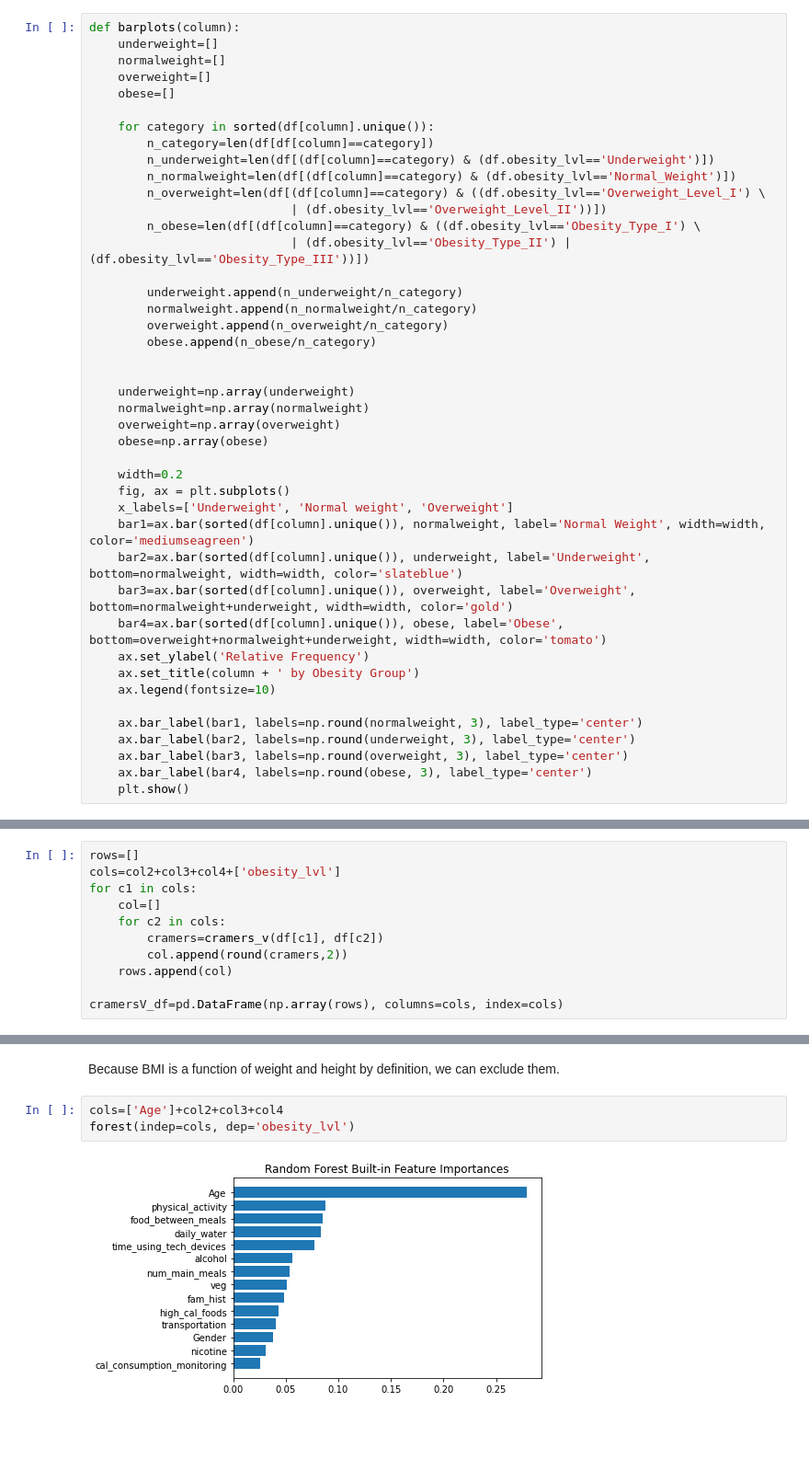
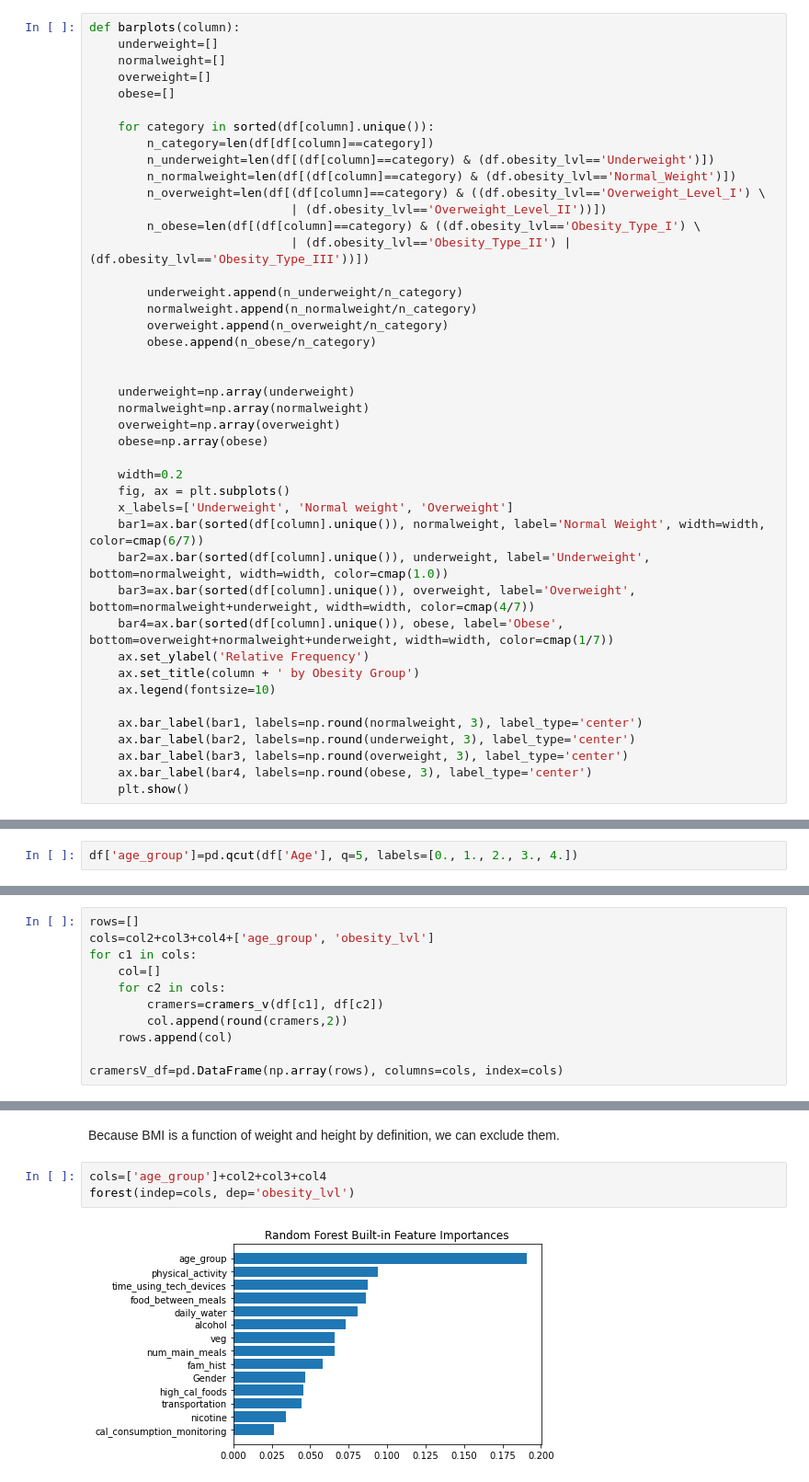
Before and after one commit to eliepark/Obesity-Prediction, a Jupyter notebook: Obesity.ipynb, the cells around one changed output, grey strips where cells are left out. Shown at 92% size. Drawn from its saved outputs; the diff is of its cells as text; blank space fills up the shorter version.

```diff
--- a/Obesity.ipynb
+++ b/Obesity.ipynb
@@ -286,10 +290,10 @@ def barplots(column):
     width=0.2
     fig, ax = plt.subplots()
     x_labels=['Underweight', 'Normal weight', 'Overweight']
-    bar1=ax.bar(sorted(df[column].unique()), normalweight, label='Normal Weight', width=width, color='mediumseagreen')
-    bar2=ax.bar(sorted(df[column].unique()), underweight, label='Underweight', bottom=normalweight, width=width, color='slateblue')
-    bar3=ax.bar(sorted(df[column].unique()), overweight, label='Overweight', bottom=normalweight+underweight, width=width, color='gold')
-    bar4=ax.bar(sorted(df[column].unique()), obese, label='Obese', bottom=overweight+normalweight+underweight, width=width, color='tomato')
+    bar1=ax.bar(sorted(df[column].unique()), normalweight, label='Normal Weight', width=width, color=cmap(6/7))
+    bar2=ax.bar(sorted(df[column].unique()), underweight, label='Underweight', bottom=normalweight, width=width, color=cmap(1.0))
+    bar3=ax.bar(sorted(df[column].unique()), overweight, label='Overweight', bottom=normalweight+underweight, width=width, color=cmap(4/7))
+    bar4=ax.bar(sorted(df[column].unique()), obese, label='Obese', bottom=overweight+normalweight+underweight, width=width, color=cmap(1/7))
     ax.set_ylabel('Relative Frequency')
     ax.set_title(column + ' by Obesity Group')
     ax.legend(fontsize=10)
@@ -419,0 +438,2 @@ def cramers_v(x, y):
+# %%
+df['age_group']=pd.qcut(df['Age'], q=5, labels=[0., 1., 2., 3., 4.])
@@ -420,6 +449,6 @@ def cramers_v(x, y):
 # %%
 rows=[]
-cols=col2+col3+col4+['obesity_lvl']
+cols=col2+col3+col4+['age_group', 'obesity_lvl']
 for c1 in cols:
     col=[]
     for c2 in cols:
@@ -467,10 +507,10 @@ def forest(indep, dep, kind='built-in'):
 # %% [markdown]
 Because BMI is a function of weight and height by definition, we can exclude them.
 # %%
-cols=['Age']+col2+col3+col4
+cols=['age_group']+col2+col3+col4
 forest(indep=cols, dep='obesity_lvl')
 # %% [output]
-[figure, old version]
+[figure, new version]
 # %%
 forest(indep=cols, dep='obesity_lvl', kind='perm')
 # %% [output]
```
Also changed, not shown: parts of 19 cells of this notebook.
